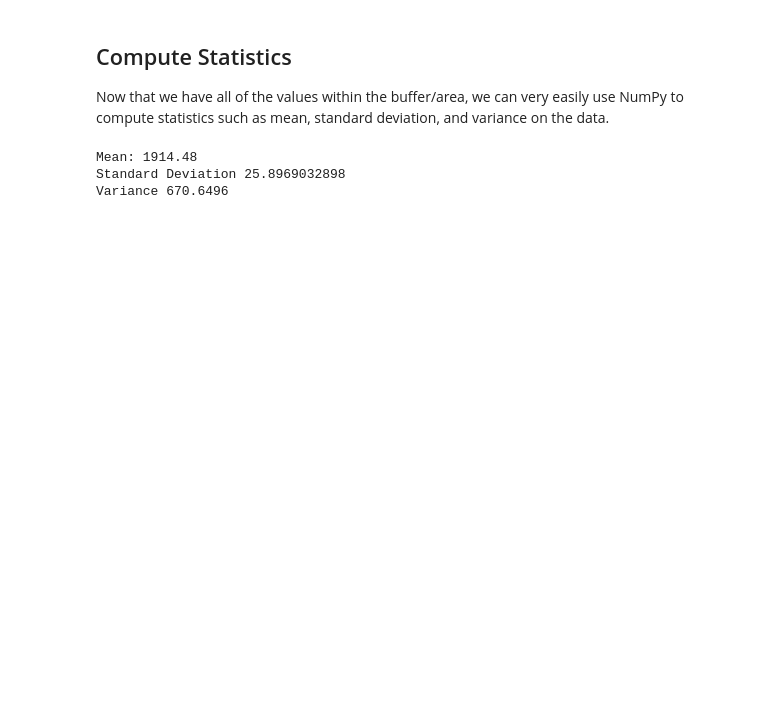
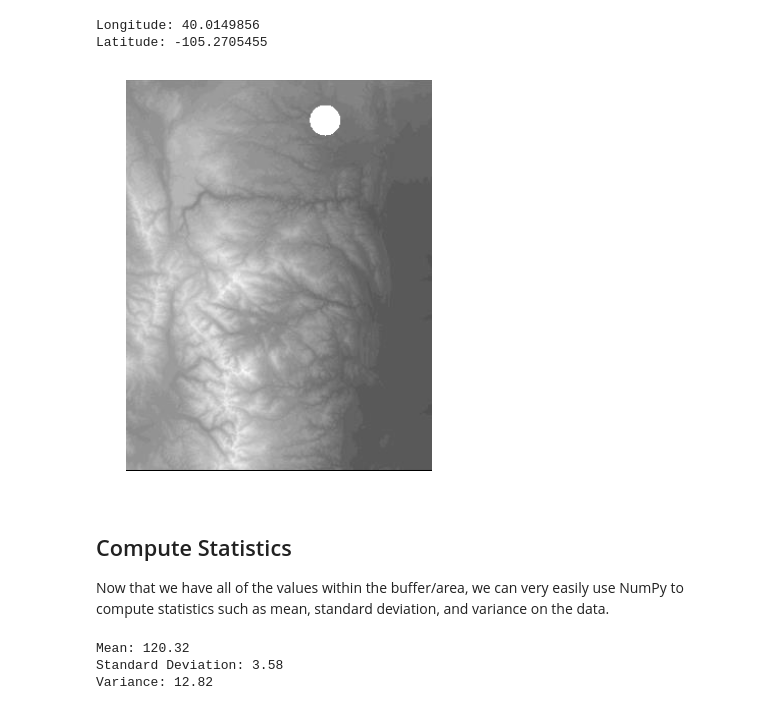
Before and after one commit to earthlab/tutorials, a Jupyter notebook: python/buffered_spatial_points_in_raster.ipynb, the cells around one changed output. Drawn from its saved outputs; the diff is of its cells as text; code cells hidden in the pictures; blank space fills up the shorter version.

```diff
--- a/python/buffered_spatial_points_in_raster.ipynb
+++ b/python/buffered_spatial_points_in_raster.ipynb
@@ -89,16 +58,54 @@ Points in buffer [line 5]:  [1905 1919 1935 1956 1967]
+# %%
+## Define where we want to center our circle
+city = 'Boulder, CO'
+g = Nominatim().geocode(city, timeout=5)
+p = (g.longitude,g.latitude)
+radius = 15
+circle = (p[1], p[0], radius)
+print "Longitude:", p[1]
+print "Latitude:", p[0]
+# %% [output]
+Longitude: 40.0149856
+Latitude: -105.2705455
+# %%
+#Extract the points within the circle
+def points_in_circle(circle, arr):
+    buffer_points = []
+    i0, j0, r = circle
+
+    def int_ceiling(x):
+        return int(np.ceil(x))
+
+    for i in xrange(int_ceiling(i0 - r), int_ceiling(i0 + r)):
+        ri = np.sqrt(r**2 - (i - i0)**2)
+
+        for j in xrange(int_ceiling(j0 - ri), int_ceiling(j0 + ri)):
+            buffer_points.append(arr[i][j])
+            arr[i][j] = 256
+
+    return buffer_points
+
+buffer_points = points_in_circle(circle, data_array)
+
+fig = plt.figure(figsize = (7, 7))
+ax = fig.add_subplot(111)
+plt.axis("off")
+img = plt.imshow(data_array, cmap = "gray")
+# %% [output]
+[figure, added]
 # %% [markdown]
 ## Compute Statistics
 
 Now that we have all of the values within the buffer/area, we can very easily use NumPy to compute statistics such as mean, standard deviation, and variance on the data.
 # %%
-mean = np.mean(buffer_array)
-std = np.std(buffer_array)
-variance = np.var(buffer_array)
+mean = np.mean(buffer_points)
+std = np.std(buffer_points)
+variance = np.var(buffer_points)
 
-print "Mean:", mean
-print "Standard Deviation", std
-print "Variance", variance
+print "Mean: %.2f" % mean
+print "Standard Deviation: %.2f" % std
+print "Variance: %.2f" % variance
 # %% [output]
-Mean: 1914.48
-Standard Deviation 25.8969032898
-Variance 670.6496
+Mean: 120.32
+Standard Deviation: 3.58
+Variance: 12.82
```
Also changed, not shown: parts of 11 cells of this notebook.
